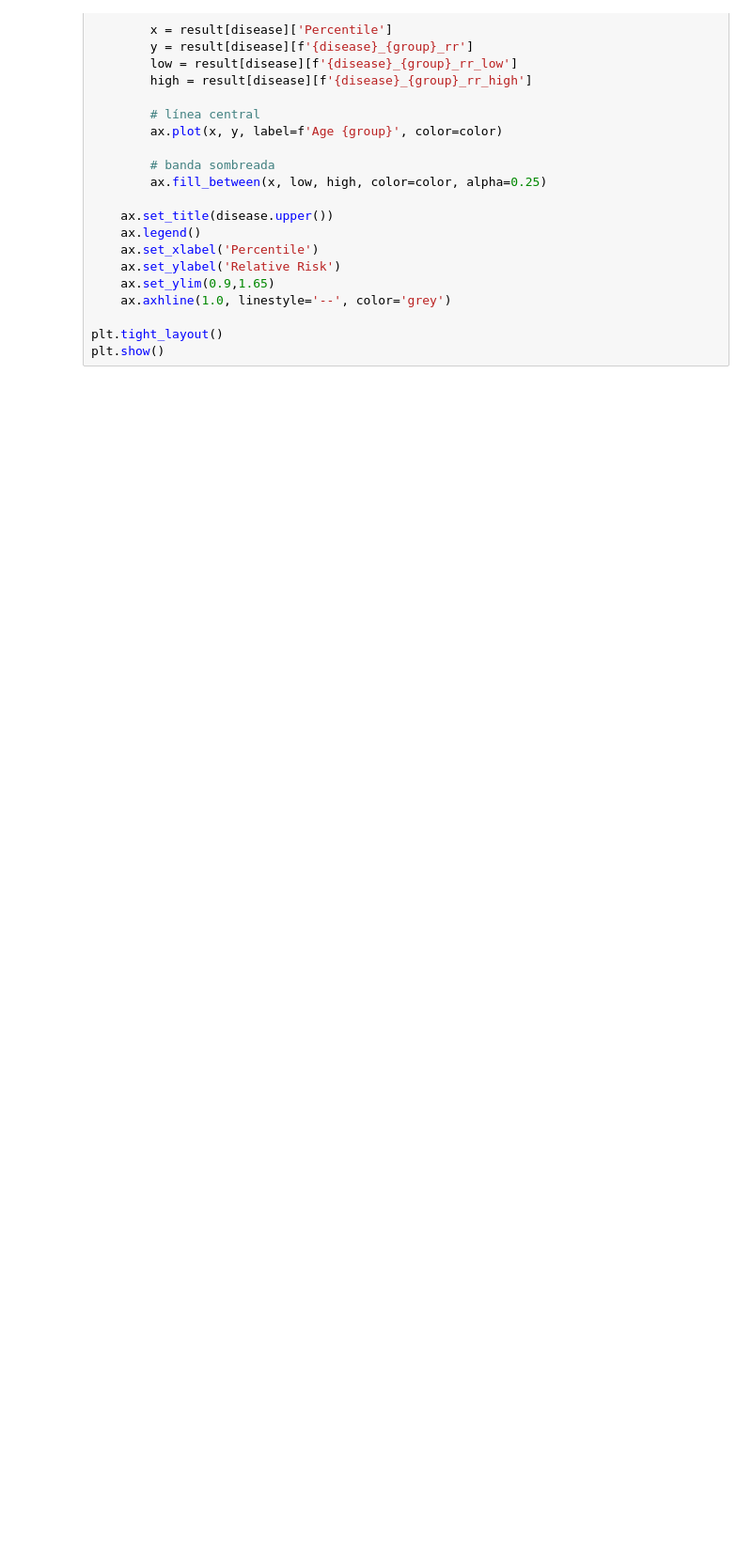
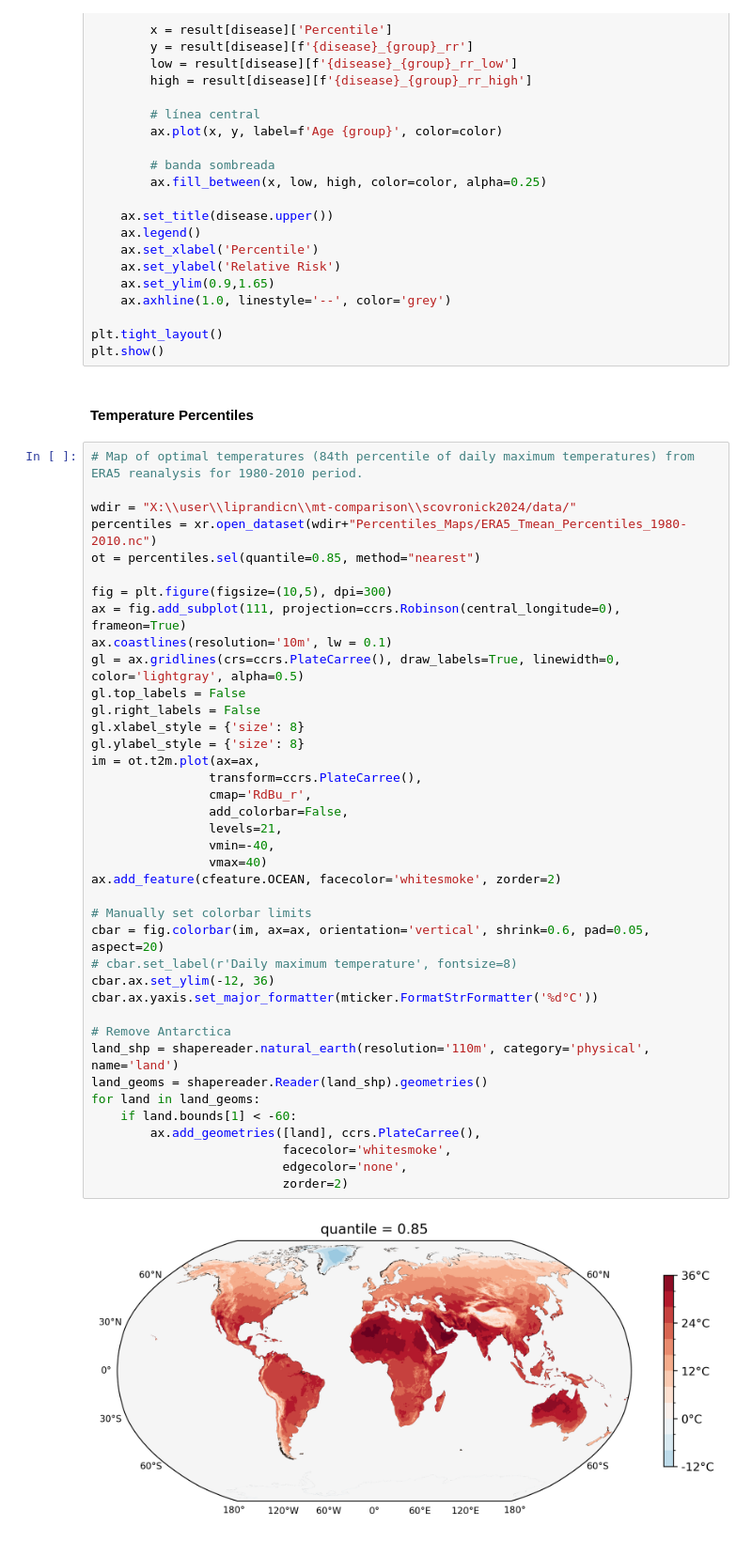
Before and after one commit to Ditesli/mortality-temperature, a Jupyter notebook: comparison/scovronick.ipynb, the cells around one changed output. Shown at 94% size. Cells and saved outputs as stored; diff of their text form; blank space fills up the shorter version.

```diff
--- a/comparison/scovronick.ipynb
+++ b/comparison/scovronick.ipynb
@@ -41,3 +46,46 @@ for i, disease in enumerate(diseases):
 
 plt.tight_layout()
 plt.show()
+# %% [markdown]
+#### Temperature Percentiles
+# %%
+# Map of optimal temperatures (84th percentile of daily maximum temperatures) from ERA5 reanalysis for 1980-2010 period.
+
+wdir = "X:\\user\\liprandicn\\mt-comparison\\scovronick2024/data/"
+percentiles = xr.open_dataset(wdir+"Percentiles_Maps/ERA5_Tmean_Percentiles_1980-2010.nc")
+ot = percentiles.sel(quantile=0.85, method="nearest")
+
+fig = plt.figure(figsize=(10,5), dpi=300)
+ax = fig.add_subplot(111, projection=ccrs.Robinson(central_longitude=0), frameon=True)
+ax.coastlines(resolution='10m', lw = 0.1)
+gl = ax.gridlines(crs=ccrs.PlateCarree(), draw_labels=True, linewidth=0, color='lightgray', alpha=0.5)
+gl.top_labels = False
+gl.right_labels = False
+gl.xlabel_style = {'size': 8}
+gl.ylabel_style = {'size': 8}
+im = ot.t2m.plot(ax=ax,
+                transform=ccrs.PlateCarree(),
+                cmap='RdBu_r',
+                add_colorbar=False,
+                levels=21,
+                vmin=-40,
+                vmax=40)
+ax.add_feature(cfeature.OCEAN, facecolor='whitesmoke', zorder=2)
+
+# Manually set colorbar limits
+cbar = fig.colorbar(im, ax=ax, orientation='vertical', shrink=0.6, pad=0.05, aspect=20)
+# cbar.set_label(r'Daily maximum temperature', fontsize=8)
+cbar.ax.set_ylim(-12, 36)
+cbar.ax.yaxis.set_major_formatter(mticker.FormatStrFormatter('%d°C'))
+
+# Remove Antarctica
+land_shp = shapereader.natural_earth(resolution='110m', category='physical', name='land')
+land_geoms = shapereader.Reader(land_shp).geometries()
+for land in land_geoms:
+    if land.bounds[1] < -60:
+        ax.add_geometries([land], ccrs.PlateCarree(),
+                          facecolor='whitesmoke',
+                          edgecolor='none',
+                          zorder=2)
+# %% [output]
+[figure, added]
```
Also changed, not shown: parts of 4 cells of this notebook.
